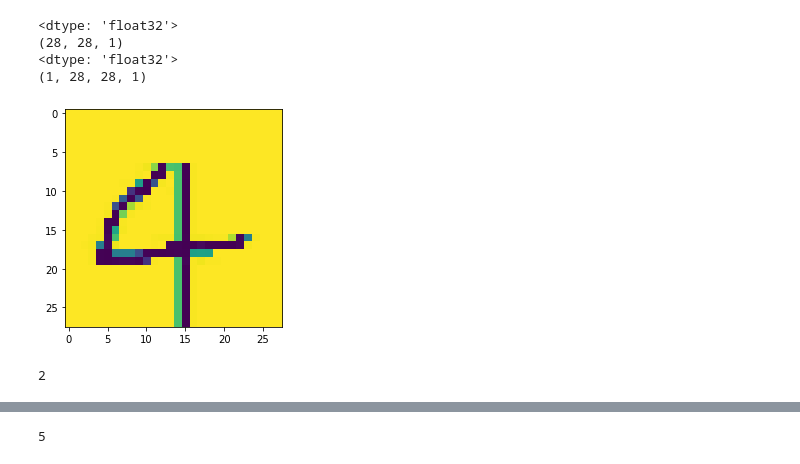
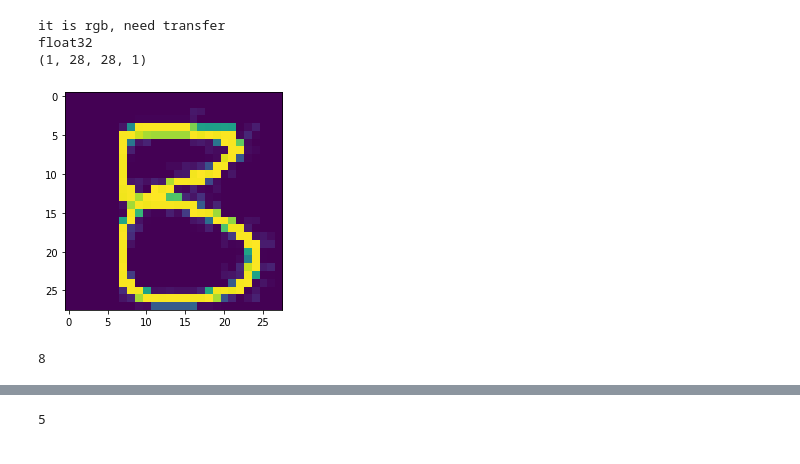
Before and after one commit to komushi/sagemaker-tfds-study, a Jupyter notebook: tfds_keras_mnist_predict.ipynb, the cells around one changed output, grey strips where cells are left out. Drawn from its saved outputs; the diff is of its cells as text; code cells hidden in the pictures.

```diff
--- a/tfds_keras_mnist_predict.ipynb
+++ b/tfds_keras_mnist_predict.ipynb
@@ -9,12 +9,12 @@ my_model = tf.keras.models.load_model("my_model")
 # %%
-img_raw = tf.io.read_file("imgs/4_001.jpg")
+img_raw = tf.io.read_file("imgs/8_002.jpg")
 image = tf.image.decode_jpeg(img_raw)
 image = tf.image.convert_image_dtype(image, tf.float32)
 image = tf.image.resize(image, [28, 28])
-plt.imshow(image)
 
 print(image.dtype)
 print(image.shape)
+print(image.shape[2])
 # %% [output]
 <dtype: 'float32'>
 (28, 28, 3)
@@ -22,22 +22,30 @@ print(image.shape)
-# %%
-gray_img = tf.image.rgb_to_grayscale(image)
-plt.imshow(gray_img[...,0])
-
-print(gray_img.dtype)
-print(gray_img.shape)
-
-gray_img_arr = tf.expand_dims(gray_img, 0)
-
-print(gray_img_arr.dtype)
-print(gray_img_arr.shape)
-# %% [output]
-<dtype: 'float32'>
-(28, 28, 1)
-<dtype: 'float32'>
-(1, 28, 28, 1)
-[figure, removed]
+# %%
+if image.shape[2] == 3:
+    print('it is rgb, need transfer')
+    gray_img = tf.image.rgb_to_grayscale(image)
+
+#     bw_img = 1.0 - gray_img
+    plt.imshow(gray_img[...,0])
+
+    bw_img_arr = tf.expand_dims(gray_img, 0)
+
+elif image.shape[2] == 1:
+    print('it is grayscale, does not need transfer')
+    plt.imshow(image[...,0])
+
+    bw_img_arr = tf.expand_dims(image, 0)
+
+
+
+print(bw_img_arr.numpy().dtype)
+print(bw_img_arr.numpy().shape)
+# %% [output]
+it is rgb, need transfer
+float32
+(1, 28, 28, 1)
+[figure, added]
 # %%
-output_data = my_model.predict(gray_img_arr)
-np.argmax(output_data[0])
+output_data = my_model.predict(bw_img_arr)
+np.argmax(output_data)
 # %% [output]
-2
+8
```
Also changed, not shown: parts of 5 cells of this notebook, 7 other files.
